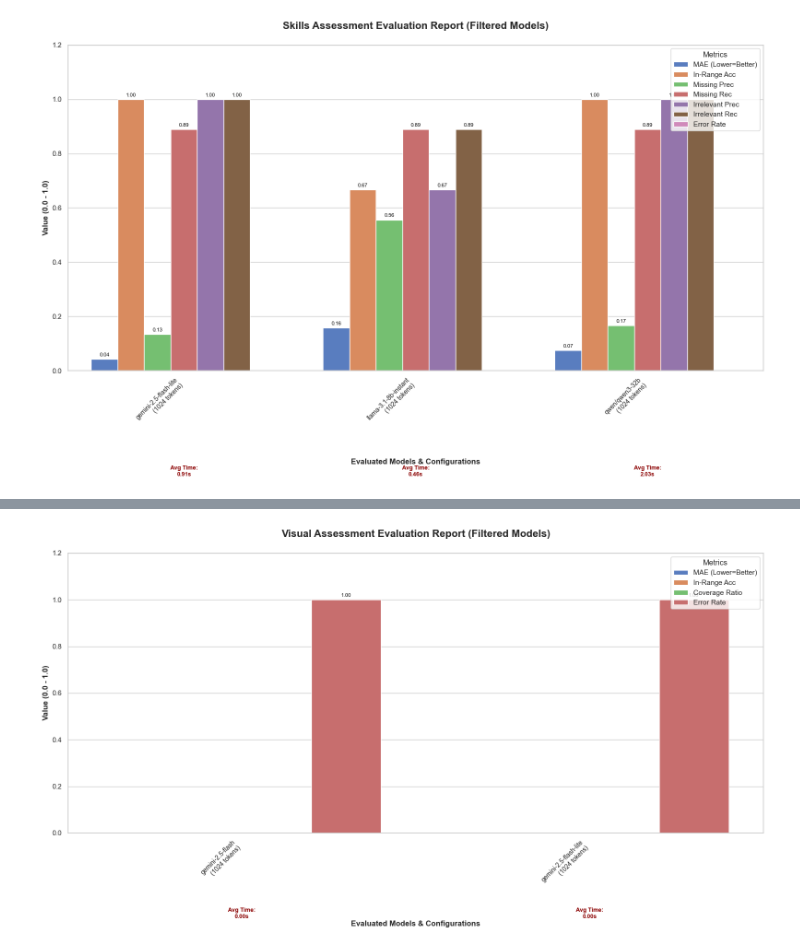
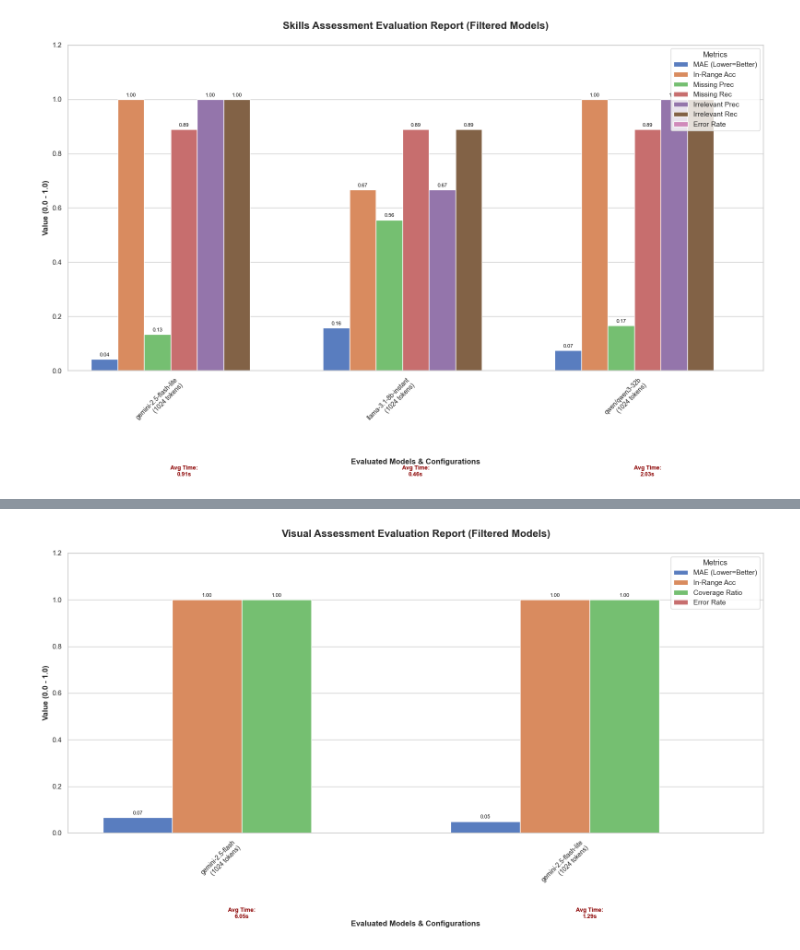
Before and after one commit to ShoubraTeam/AI-Models, a Jupyter notebook: AI Profile Analyzer & Enahncer/app/assets/evaluation_results/agents_results.ipynb, the cells around one changed output, grey strips where cells are left out. Saved outputs shown, nothing was run; the diff lists cells and outputs as text; code cells hidden in the pictures.

Commit message:
Finshing Visual Analyzer & Super Agent Evaluation

```diff
--- a/AI Profile Analyzer & Enahncer/app/assets/evaluation_results/agents_results.ipynb
+++ b/AI Profile Analyzer & Enahncer/app/assets/evaluation_results/agents_results.ipynb
@@ -189,9 +189,9 @@ for run in raw_data:
 
     parsed_runs.append({
         "Model": model_tag,
-        "MAE (Lower=Better)": results.get("visual_score_mae", 0.0),
-        "In-Range Acc": results.get("visual_score_in_range_accuracy", 0.0),
-        "Coverage Ratio": results.get("visual_content_coverage_ratio", 0.0),
+        "MAE (Lower=Better)": results.get("visual_brand_score_mae", 0.0),
+        "In-Range Acc": results.get("visual_brand_score_in_range_accuracy", 0.0),
+        "Coverage Ratio": results.get("visual_brand_content_coverage_ratio", 0.0),
         "Error Rate": results.get("error_rate", 0.0),
         "Time (s)": results.get("agent_invocation_time", 0.0)
     })
@@ -200,7 +200,6 @@ df = pd.DataFrame(parsed_runs)
 
 df_grouped = df.groupby("Model", as_index=False).mean()
 
-# Filter out any model configurations where the average Error Rate is exactly 1.0
 df_grouped = df_grouped[df_grouped["Error Rate"] < 1.0].reset_index(drop=True)
 
 if df_grouped.empty:
@@ -245,6 +244,5 @@ for idx, row in df_grouped.iterrows():
 plt.subplots_adjust(bottom=0.28)
 plt.tight_layout()
 
-
 plt.show()
 # %% [output]
@@ -252,4 +249,4 @@ Warning: All models have a 1.0 Error Rate. Creating plot with raw data to show e
-[figure, old version]
+[figure, new version]
 # %%
 import json
 import os
```
Also changed, not shown: parts of 2 cells of this notebook, 6 other files.
